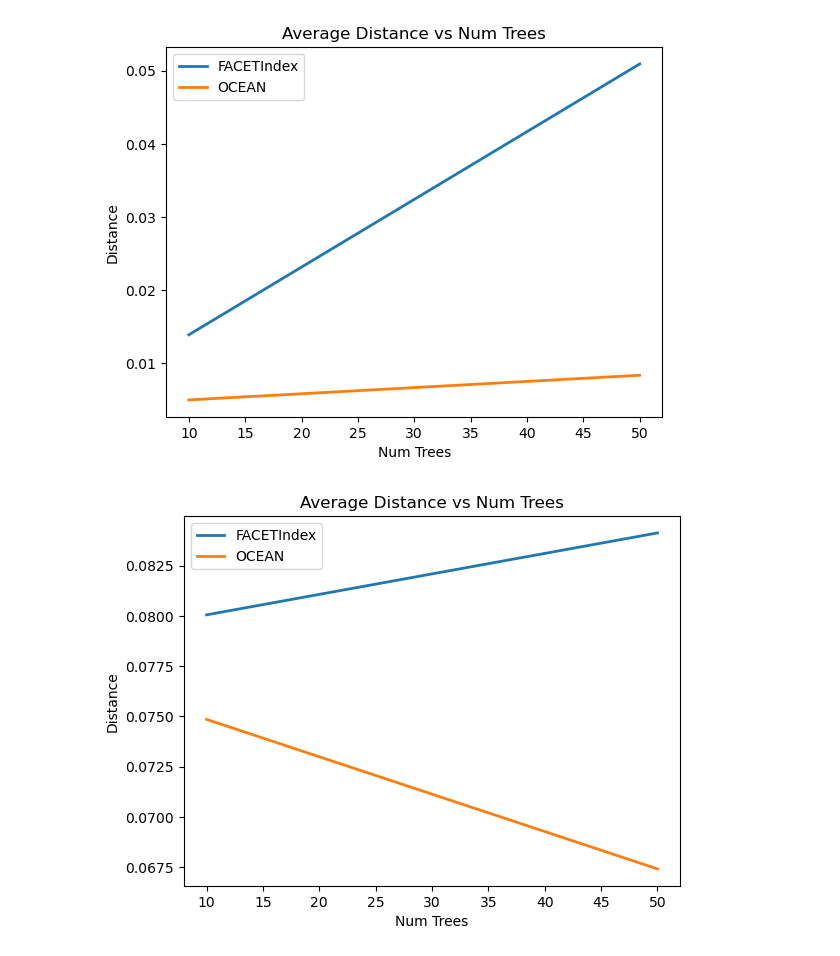
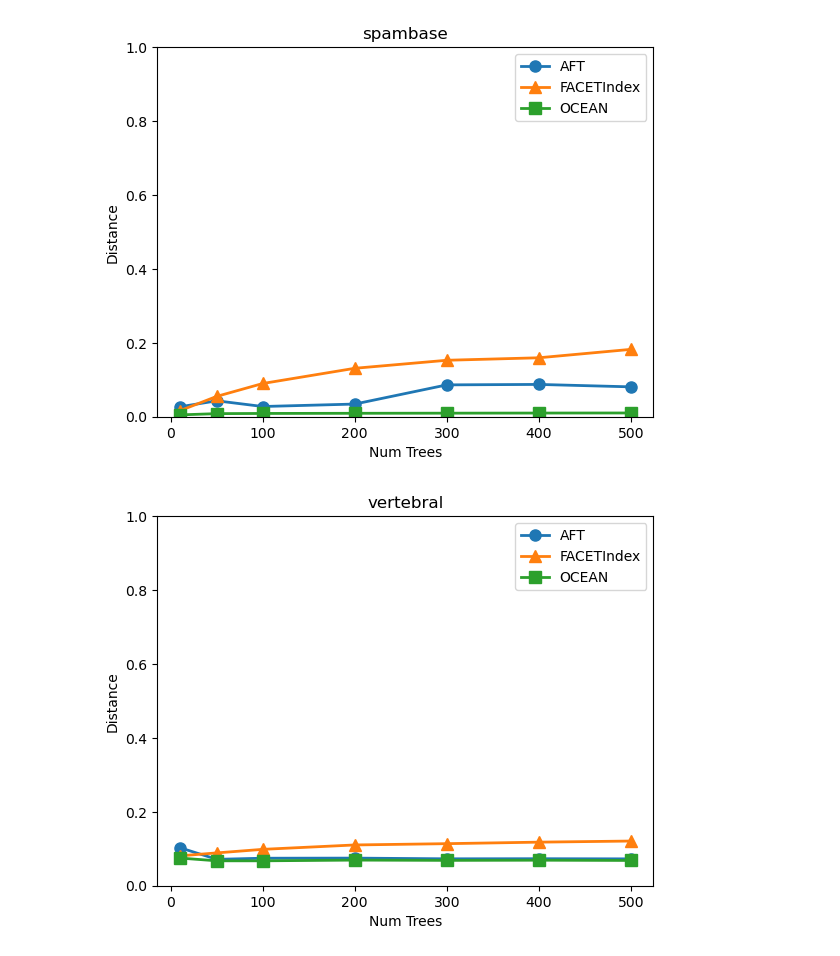
Before and after one commit to PeterVanNostrand/FACET, a Jupyter notebook: figures/vary_ntrees.ipynb, the cells around one changed output. Cells and saved outputs as stored; diff of their text form; code cells hidden in the pictures.

```diff
--- a/figures/vary_ntrees.ipynb
+++ b/figures/vary_ntrees.ipynb
@@ -14,7 +14,13 @@ from utilities.figure_tools import get_latest_results_directory, make_fig_direct
 cmap = plt.get_cmap("Set1")
 colors = cmap.colors
 
-results_path = "../results/vary-ntrees/vary_ntrees.csv"
-output_dir = "./"
+# results_path = "../results/vary_ntrees_sigtuned.csv"
+# output_dir = "./vary-ntrees-sigtuned/"
+
+results_path = "../results/vary_ntrees_reduced.csv"
+output_dir = "./vary-ntrees-reduced/"
+
+if not os.path.isdir(output_dir):
+    os.makedirs(output_dir)
 # %%
 all_results = pd.read_csv(results_path).groupby(["dataset", "explainer", "n_trees"]).mean().reset_index()
@@ -30,3 +38,0 @@ all_results.head()
-# %%
-for expl in all_results["explainer"].unique():
-    print(expl)
@@ -36,5 +75,5 @@ OCEAN
 # %%
-def render_plot(xfeature, yfeature, xlabel, ylabel, title, save_name=None, xrange=None, yrange=None, xlog=False, lloc=None):
+def render_plot(xfeature, yfeature, xlabel, ylabel, title, save_name=None, xrange=None, yrange=None, xlog=False, lloc=None, ylog=False):
 
     for ds in all_results["dataset"].unique():
         plt.figure()
@@ -42,17 +81,19 @@ def render_plot(xfeature, yfeature, xlabel, ylabel, title, save_name=None, xrang
         for expl in all_results["explainer"].unique():
             is_expl = all_results["explainer"] == expl
             matching_rows = is_ds & is_expl
-            plt.plot(all_results[matching_rows][xfeature], all_results[matching_rows][yfeature], label=expl, lw=2.0)
+            plt.plot(all_results[matching_rows][xfeature], all_results[matching_rows][yfeature], label=expl, marker=explainer_markers[expl], lw=line_width, ms=marker_sizes[expl])
 
         plt.xlabel(xlabel)
         plt.ylabel(ylabel)
-        plt.title(title)
+        plt.title(ds)
         plt.legend(loc="best")
+        if ylog:
+            plt.yscale('log')
         if xrange is not None:
             plt.xlim(xrange)
         if yrange is not None:
             plt.ylim(yrange)
         if save_name is not None:
-            plt.savefig(output_dir + ds + save_name, bbox_inches="tight")
+            plt.savefig(output_dir + ds + "_" + save_name, bbox_inches="tight")
 # %%
 # sample time vs number of trees
@@ -75,4 +116,3 @@ render_plot("n_trees", "prep_time", "Num Trees", "Preptime (sec)", "Prep Time vs
 # %%
-# prep time vs number of trees
-render_plot("n_trees", "avg_dist", "Num Trees", "Distance", "Average Distance vs Num Trees", save_name=None)
+render_plot("n_trees", "avg_dist", "Num Trees", "Distance", "Average Distance vs Num Trees", save_name="avgdist", yrange=[0,1])
 # %% [output]
@@ -82,2 +122,2 @@ render_plot("n_trees", "avg_dist", "Num Trees", "Distance", "Average Distance vs
-[figure, old version]
+[figure, new version]
-[figure, old version]
+[figure, new version]
```
Also changed, not shown: parts of 8 cells of this notebook, 12 other files.
